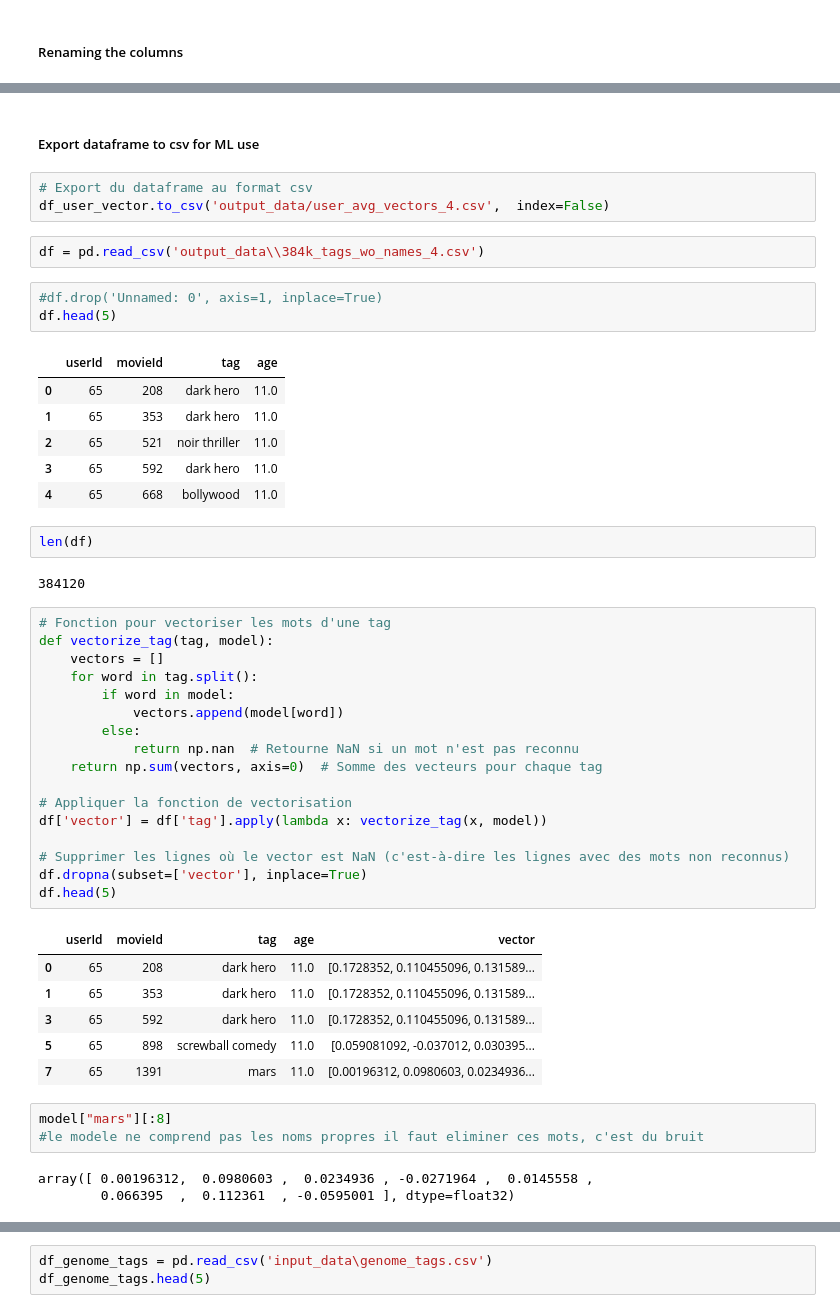
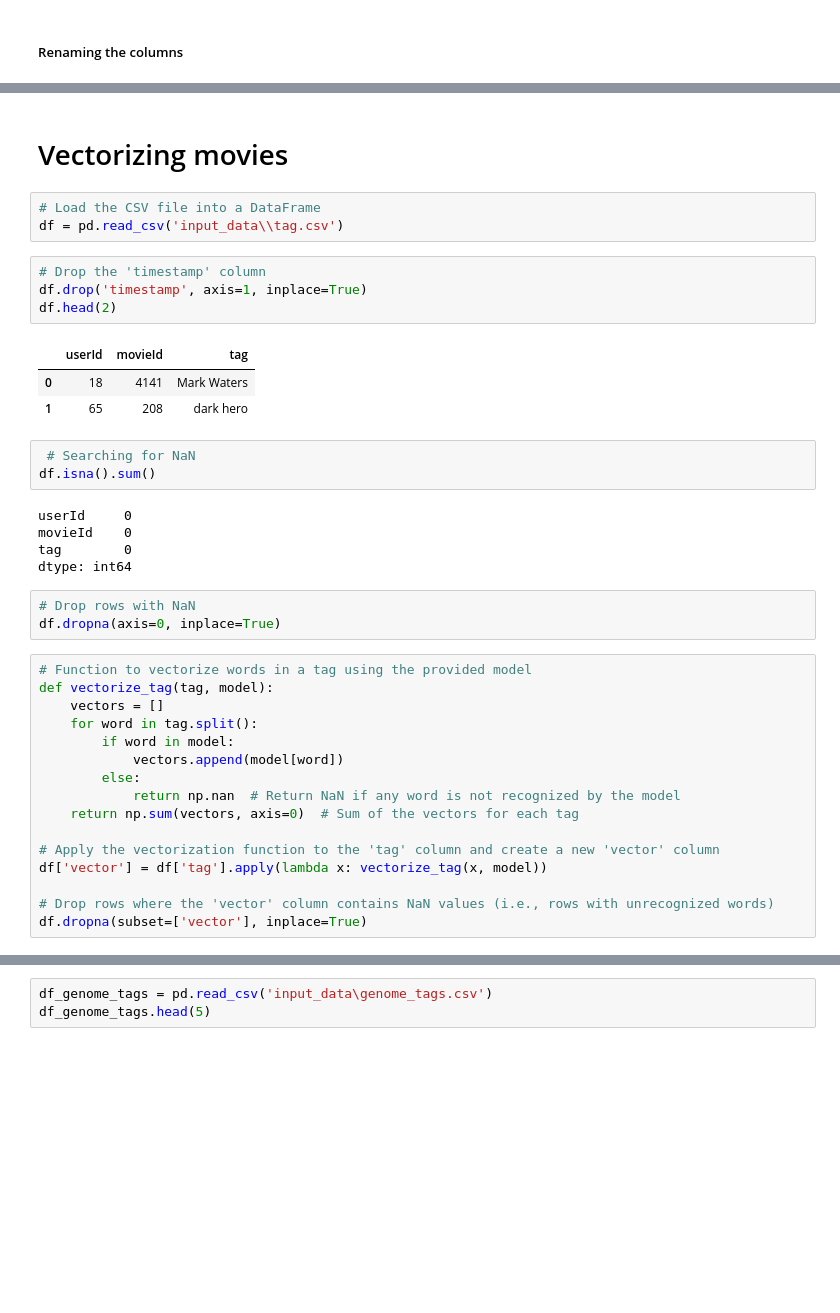
Before and after one commit to jcrigoni/grand_ml_project, a Jupyter notebook: NLP_Vectorizing.ipynb, the cells around one changed output, grey strips where cells are left out. Cells and saved outputs as stored; diff of their text form; blank space fills up the shorter version.

```diff
--- a/NLP_Vectorizing.ipynb
+++ b/NLP_Vectorizing.ipynb
@@ -480,51 +383,40 @@ df_user_vector.drop(['tag_mean_age','movie_mean_age'], axis=1, inplace=True)
-# %% [markdown]
-##### Export dataframe to csv for ML use
-# %%
-# Export du dataframe au format csv
-df_user_vector.to_csv('output_data/user_avg_vectors_4.csv',  index=False)
-# %%
-df = pd.read_csv('output_data\\384k_tags_wo_names_4.csv')
+# %% [markdown]
+# Vectorizing movies
+# %%
+# Load the CSV file into a DataFrame
+df = pd.read_csv('input_data\\tag.csv')
 # %%
-#df.drop('Unnamed: 0', axis=1, inplace=True)
-df.head(5)
+# Drop the 'timestamp' column
+df.drop('timestamp', axis=1, inplace=True)
+df.head(2)
 # %% [output]
-|  | userId | movieId | tag | age |
-| 0 | 65 | 208 | dark hero | 11.0 |
-| 1 | 65 | 353 | dark hero | 11.0 |
-| 2 | 65 | 521 | noir thriller | 11.0 |
-| 3 | 65 | 592 | dark hero | 11.0 |
-| 4 | 65 | 668 | bollywood | 11.0 |
+|  | userId | movieId | tag |
+| 0 | 18 | 4141 | Mark Waters |
+| 1 | 65 | 208 | dark hero |
-# %%
-len(df)
-# %% [output]
-384120
+# %%
+ # Searching for NaN
+df.isna().sum()
+# %% [output]
+userId     0
+movieId    0
+tag        0
+dtype: int64
+# %%
+# Drop rows with NaN
+df.dropna(axis=0, inplace=True)
 # %%
-# Fonction pour vectoriser les mots d'une tag
+# Function to vectorize words in a tag using the provided model
 def vectorize_tag(tag, model):
     vectors = []
     for word in tag.split():
         if word in model:
             vectors.append(model[word])
         else:
-            return np.nan  # Retourne NaN si un mot n'est pas reconnu
-    return np.sum(vectors, axis=0)  # Somme des vecteurs pour chaque tag
+            return np.nan  # Return NaN if any word is not recognized by the model
+    return np.sum(vectors, axis=0)  # Sum of the vectors for each tag
 
-# Appliquer la fonction de vectorisation
+# Apply the vectorization function to the 'tag' column and create a new 'vector' column
 df['vector'] = df['tag'].apply(lambda x: vectorize_tag(x, model))
 
-# Supprimer les lignes où le vector est NaN (c'est-à-dire les lignes avec des mots non reconnus)
+# Drop rows where the 'vector' column contains NaN values (i.e., rows with unrecognized words)
 df.dropna(subset=['vector'], inplace=True)
-df.head(5)
-# %% [output]
-|  | userId | movieId | tag | age | vector |
-| 0 | 65 | 208 | dark hero | 11.0 | [0.1728352, 0.110455096, 0.131589... |
-| 1 | 65 | 353 | dark hero | 11.0 | [0.1728352, 0.110455096, 0.131589... |
-| 3 | 65 | 592 | dark hero | 11.0 | [0.1728352, 0.110455096, 0.131589... |
-| 5 | 65 | 898 | screwball comedy | 11.0 | [0.059081092, -0.037012, 0.030395... |
-| 7 | 65 | 1391 | mars | 11.0 | [0.00196312, 0.0980603, 0.0234936... |
-# %%
-model["mars"][:8]
-#le modele ne comprend pas les noms propres il faut eliminer ces mots, c'est du bruit
-# %% [output]
-array([ 0.00196312,  0.0980603 ,  0.0234936 , -0.0271964 ,  0.0145558 ,
-        0.066395  ,  0.112361  , -0.0595001 ], dtype=float32)
```
Also changed, not shown: parts of 68 cells of this notebook, 1 other file.
